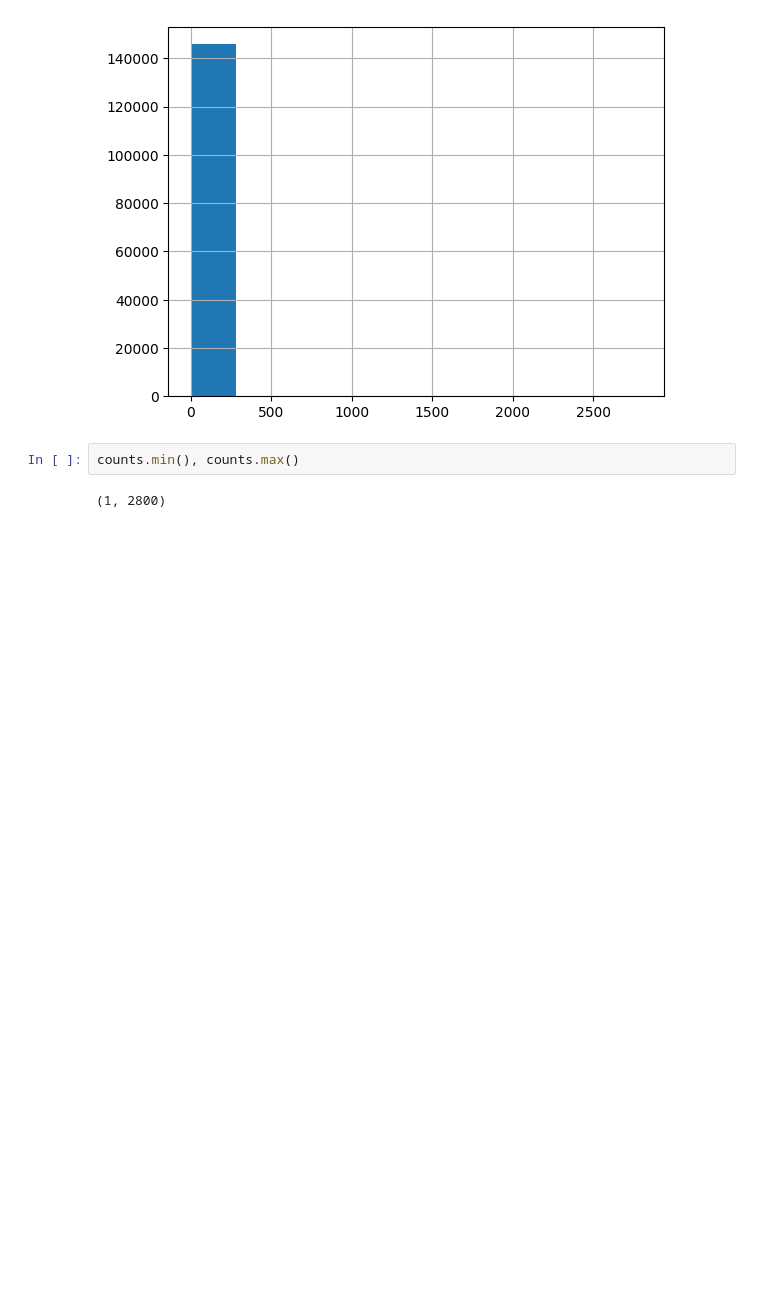
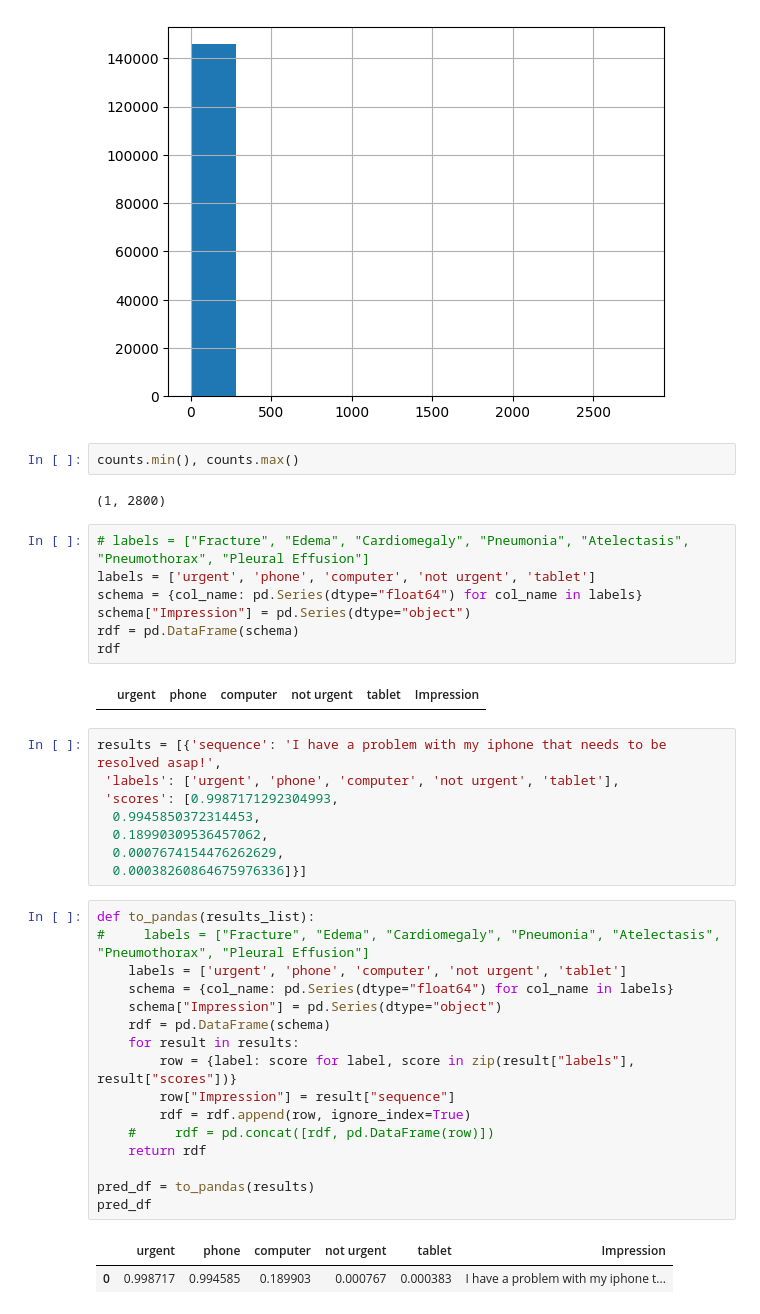
Before and after one commit to karengarm/Project-CS224N-ED-Disposition, a Jupyter notebook: explore.ipynb, the cells around one changed output. Saved outputs shown, nothing was run; the diff lists cells and outputs as text; blank space fills up the shorter version.

```diff
--- a/explore.ipynb
+++ b/explore.ipynb
@@ -32,3 +32,39 @@ counts.hist()
 counts.min(), counts.max()
 # %% [output]
 (1, 2800)
+# %%
+# labels = ["Fracture", "Edema", "Cardiomegaly", "Pneumonia", "Atelectasis", "Pneumothorax", "Pleural Effusion"]
+labels = ['urgent', 'phone', 'computer', 'not urgent', 'tablet']
+schema = {col_name: pd.Series(dtype="float64") for col_name in labels}
+schema["Impression"] = pd.Series(dtype="object")
+rdf = pd.DataFrame(schema)
+rdf
+# %% [output]
+|  | urgent | phone | computer | not urgent | tablet | Impression |
+# %%
+results = [{'sequence': 'I have a problem with my iphone that needs to be resolved asap!',
+ 'labels': ['urgent', 'phone', 'computer', 'not urgent', 'tablet'],
+ 'scores': [0.9987171292304993,
+  0.9945850372314453,
+  0.18990309536457062,
+  0.0007674154476262629,
+  0.00038260864675976336]}]
+# %%
+def to_pandas(results_list):
+#     labels = ["Fracture", "Edema", "Cardiomegaly", "Pneumonia", "Atelectasis", "Pneumothorax", "Pleural Effusion"]
+    labels = ['urgent', 'phone', 'computer', 'not urgent', 'tablet']
+    schema = {col_name: pd.Series(dtype="float64") for col_name in labels}
+    schema["Impression"] = pd.Series(dtype="object")
+    rdf = pd.DataFrame(schema)
+    for result in results:
+        row = {label: score for label, score in zip(result["labels"], result["scores"])}
+        row["Impression"] = result["sequence"]
+        rdf = rdf.append(row, ignore_index=True)
+    #     rdf = pd.concat([rdf, pd.DataFrame(row)])
+    return rdf
+
+pred_df = to_pandas(results)
+pred_df
+# %% [output]
+|  | urgent | phone | computer | not urgent | tablet | Impression |
+| 0 | 0.998717 | 0.994585 | 0.189903 | 0.000767 | 0.000383 | I have a problem with my iphone t... |
```
Also changed, not shown: parts of 2 cells of this notebook, 3 other files.
